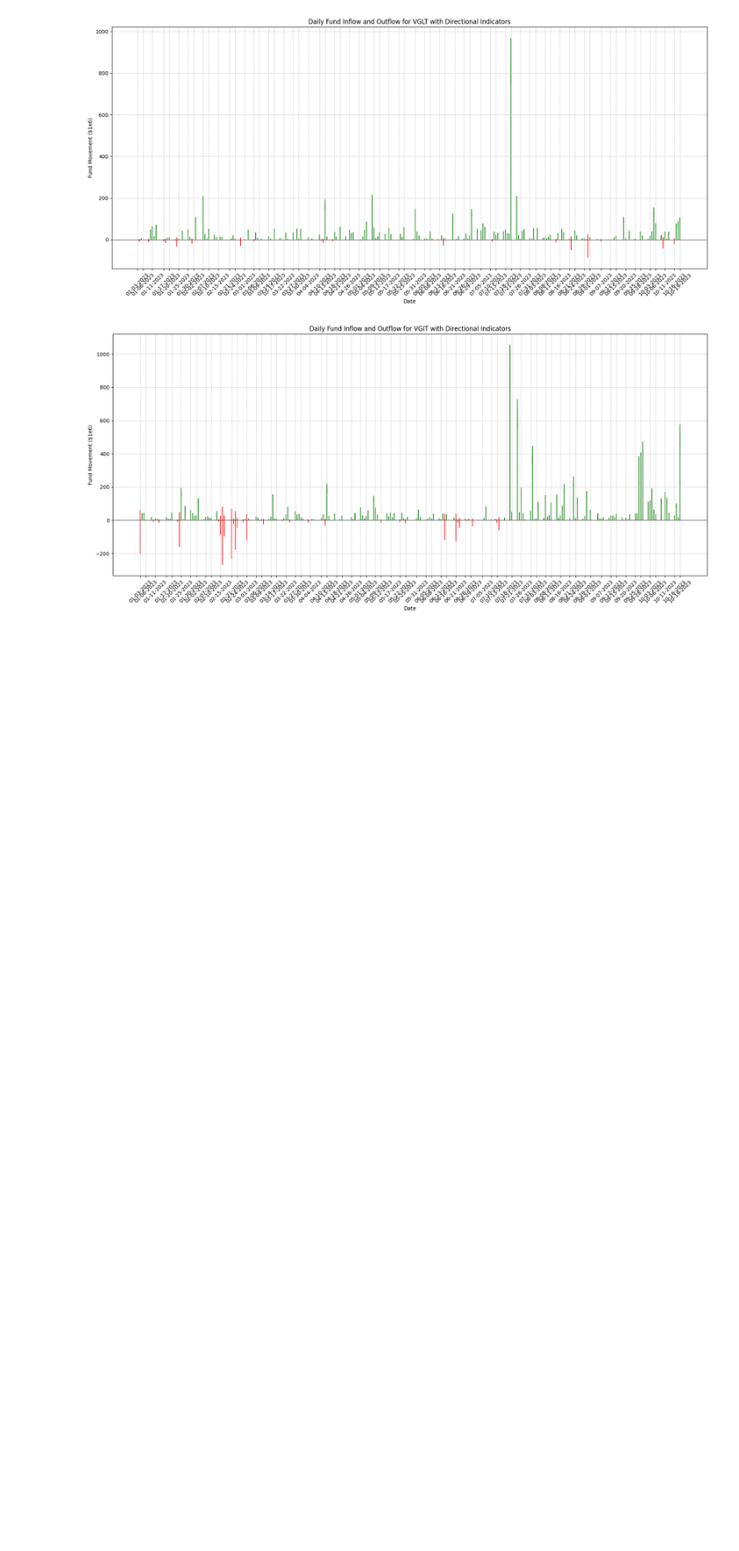
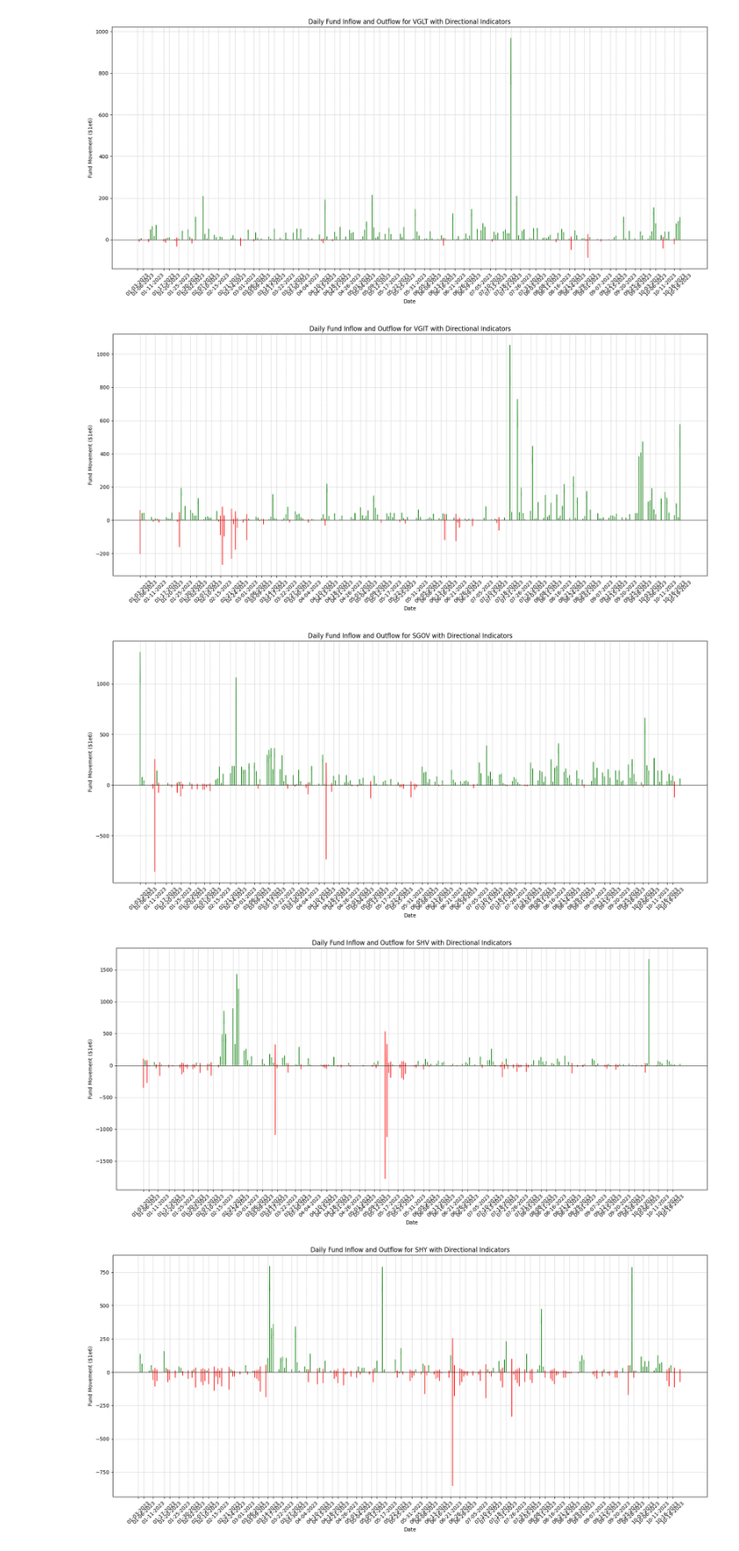
Before and after one commit to cleeclee123/ETF_Fund_Flows, a Jupyter notebook: main.ipynb, the cells around one changed output. Shown at 88% size. Saved outputs shown, nothing was run; the diff lists cells and outputs as text; code cells hidden in the pictures; blank space fills up the shorter version.

```diff
--- a/main.ipynb
+++ b/main.ipynb
@@ -101,3 +102,33 @@ plot_fund_flow_ticks('VGIT', 3)
 [figure]
 [figure]
 [figure]
+# %%
+# Blackrock Yield curve maturity segments
+
+# 0-3m
+plot_fund_flow_ticks('SGOV', 3)
+
+# 0-1 yr
+plot_fund_flow_ticks('SHV', 3)
+
+# 1-3 yr
+plot_fund_flow_ticks('SHY', 3)
+
+# 3-7 yr
+plot_fund_flow_ticks('IEI', 3)
+
+# 7-10 yr
+plot_fund_flow_ticks('IEF', 3)
+
+# 10-20 yr
+plot_fund_flow_ticks('TLH', 3)
+
+# 20+ yr
+plot_fund_flow_ticks('TLT', 3)
+
+# 25+ yr
+plot_fund_flow_ticks('GOVZ', 3)
+# %% [output]
+[figure, added]
+[figure, added]
+[figure, added]
```
Also changed, not shown: parts of 7 cells of this notebook, 38 other files.
